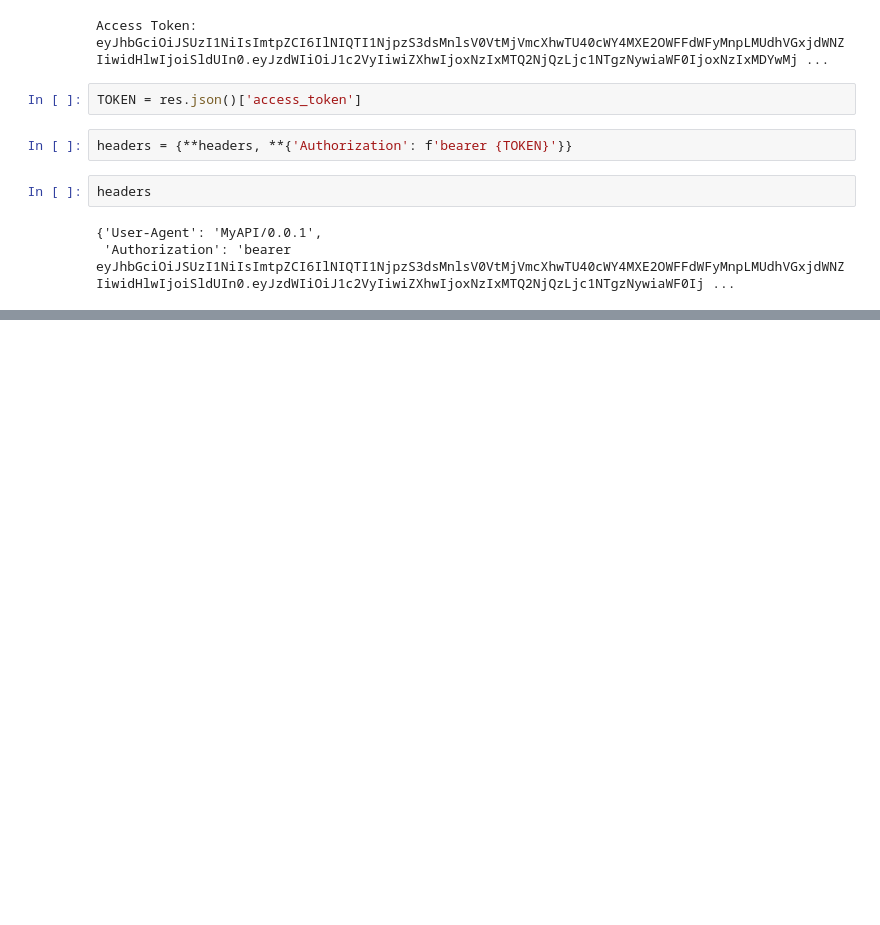
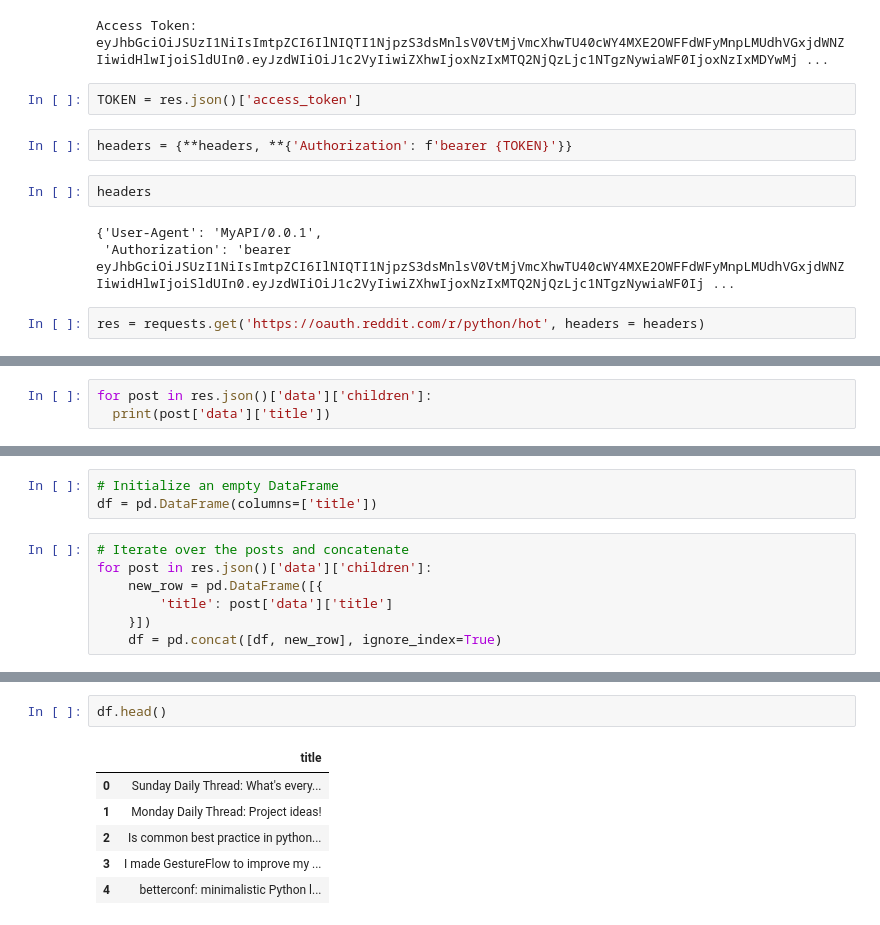
Before and after one commit to JReal10/Reddit-Stock-Sentiment-Analyzer, a Jupyter notebook: reddit_api.ipynb, the cells around one changed output, grey strips where cells are left out. Saved outputs shown, nothing was run; the diff lists cells and outputs as text; blank space fills up the shorter version.

Commit message:
Created a new dataframe with reddit data from a subreddit - python

```diff
--- a/reddit_api.ipynb
+++ b/reddit_api.ipynb
@@ -39,3 +39,5 @@ headers
 # %% [output]
 {'User-Agent': 'MyAPI/0.0.1',
  'Authorization': 'bearer eyJhbGciOiJSUzI1NiIsImtpZCI6IlNIQTI1NjpzS3dsMnlsV0VtMjVmcXhwTU40cWY4MXE2OWFFdWFyMnpLMUdhVGxjdWNZIiwidHlwIjoiSldUIn0.eyJzdWIiOiJ1c2VyIiwiZXhwIjoxNzIxMTQ2NjQzLjc1NTgzNywiaWF0Ij ...
+# %%
+res = requests.get('https://oauth.reddit.com/r/python/hot', headers = headers)
@@ -41,0 +64,3 @@ headers
+# %%
+for post in res.json()['data']['children']:
+  print(post['data']['title'])
@@ -41,0 +99,10 @@ headers
+# %%
+# Initialize an empty DataFrame
+df = pd.DataFrame(columns=['title'])
+# %%
+# Iterate over the posts and concatenate
+for post in res.json()['data']['children']:
+    new_row = pd.DataFrame([{
+        'title': post['data']['title']
+    }])
+    df = pd.concat([df, new_row], ignore_index=True)
@@ -41,0 +127,9 @@ headers
+# %%
+df.head()
+# %% [output]
+|  | title |
+| 0 | Sunday Daily Thread: What's every... |
+| 1 | Monday Daily Thread: Project ideas! |
+| 2 | Is common best practice in python... |
+| 3 | I made GestureFlow to improve my ... |
+| 4 | betterconf: minimalistic Python l... |
```
Also changed, not shown: parts of 5 cells of this notebook.
